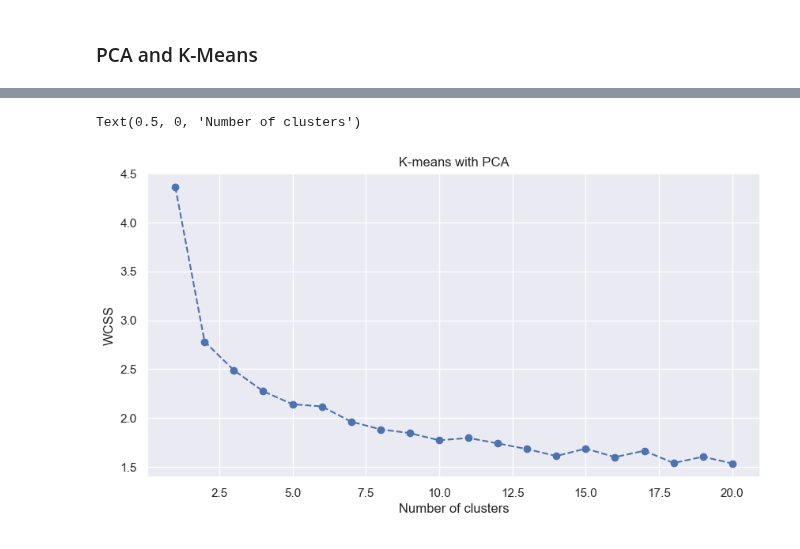
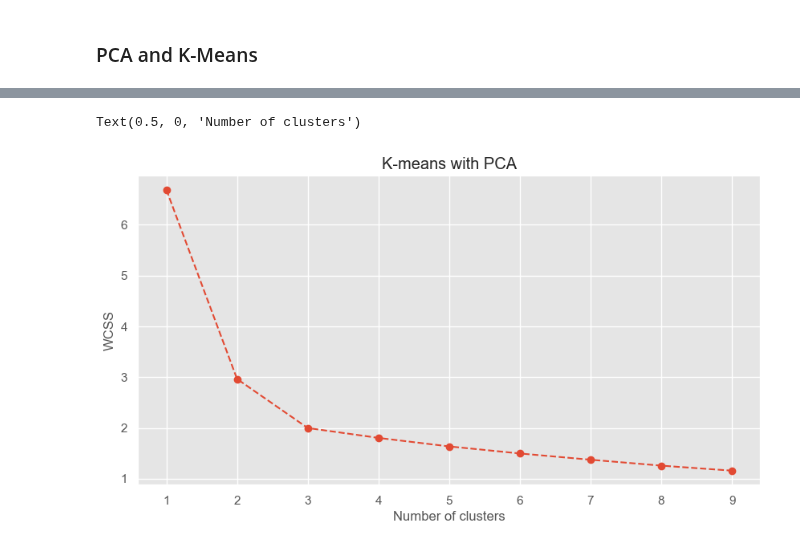
Before and after one commit to Mjnstag/IS-thesis-pattern-extraction, a Jupyter notebook: data clustering.ipynb, the cells around one changed output, grey strips where cells are left out. Cells and saved outputs as stored; diff of their text form; code cells hidden in the pictures.

```diff
--- a/data clustering.ipynb
+++ b/data clustering.ipynb
@@ -81,7 +100,8 @@ RUG.interpolate(method='linear', inplace=True, limit=20)
 # %%
 
 # split data into groups of timeperiod x (here 1d)
-groups = RUG['GEN-09-01 Oosterbeek-hoog\Fletcher BV|Supplied'].groupby(pd.Grouper(freq='D'))
+# groups = RUG['Oosterbeek-hoog\Fletcher BV|Supplied'].groupby(pd.Grouper(freq='D'))
+groups = RUG['Location 1 - flow'].groupby(pd.Grouper(freq='D'))
 
 # get the calender date of the groups
 days = list(groups.first().index.strftime('%Y:%m:%d'))
@@ -259,7 +273,9 @@ plt.show()
 sns.set()
 
 # Reduce from 4 to 3 features with PCA
-pca = PCA(n_components=cluster_count)
+# pca = PCA(n_components=cluster_count)
+pca = PCA(n_components=0.80, svd_solver='full')
+# pca = PCA(n_components=2, svd_solver='full')
 
 # Fit and transform data
 pca_features = pca.fit_transform(scaled_list)
@@ -299,0 +305,7 @@ array([0.29352302, 0.13518207, 0.11589461, 0.07447903, 0.05104663,
+# %%
+import matplotlib.pyplot as plt
+plt.style.use("ggplot")
+plt.plot(pca.explained_variance_, marker='o')
+plt.xlabel("Eigenvalue number")
+plt.ylabel("Eigenvalue size")
+plt.title("Scree Plot")
@@ -302,5 +319,11 @@ array([0.29352302, 0.13518207, 0.11589461, 0.07447903, 0.05104663,
 # %%
 wcss = []
-for i in range(1,21):
+silhouette_scores = []
+for i in trange(1,10):
     kmeans_pca = TimeSeriesKMeans(n_clusters=i, metric="dtw", n_jobs=-1).fit(pca_features)
     wcss.append(kmeans_pca.inertia_)
+    print("silhouette_score")
+    try:
+        silhouette_scores.append(silhouette_score(pca_features, kmeans_pca.labels_, n_jobs=-1))
+    except:
+        silhouette_scores.append(0)
@@ -307,9 +340,9 @@ for i in range(1,21):
 # %%
 plt.figure(figsize=(10,5))
-plt.plot(range(1,21), wcss, marker='o', linestyle='--')
+plt.plot(range(1,10), wcss, marker='o', linestyle='--')
 plt.title('K-means with PCA')
 plt.ylabel('WCSS')
 plt.xlabel('Number of clusters')
 # %% [output]
 Text(0.5, 0, 'Number of clusters')
-[figure, old version]
+[figure, new version]
```
Also changed, not shown: parts of 27 cells of this notebook.
